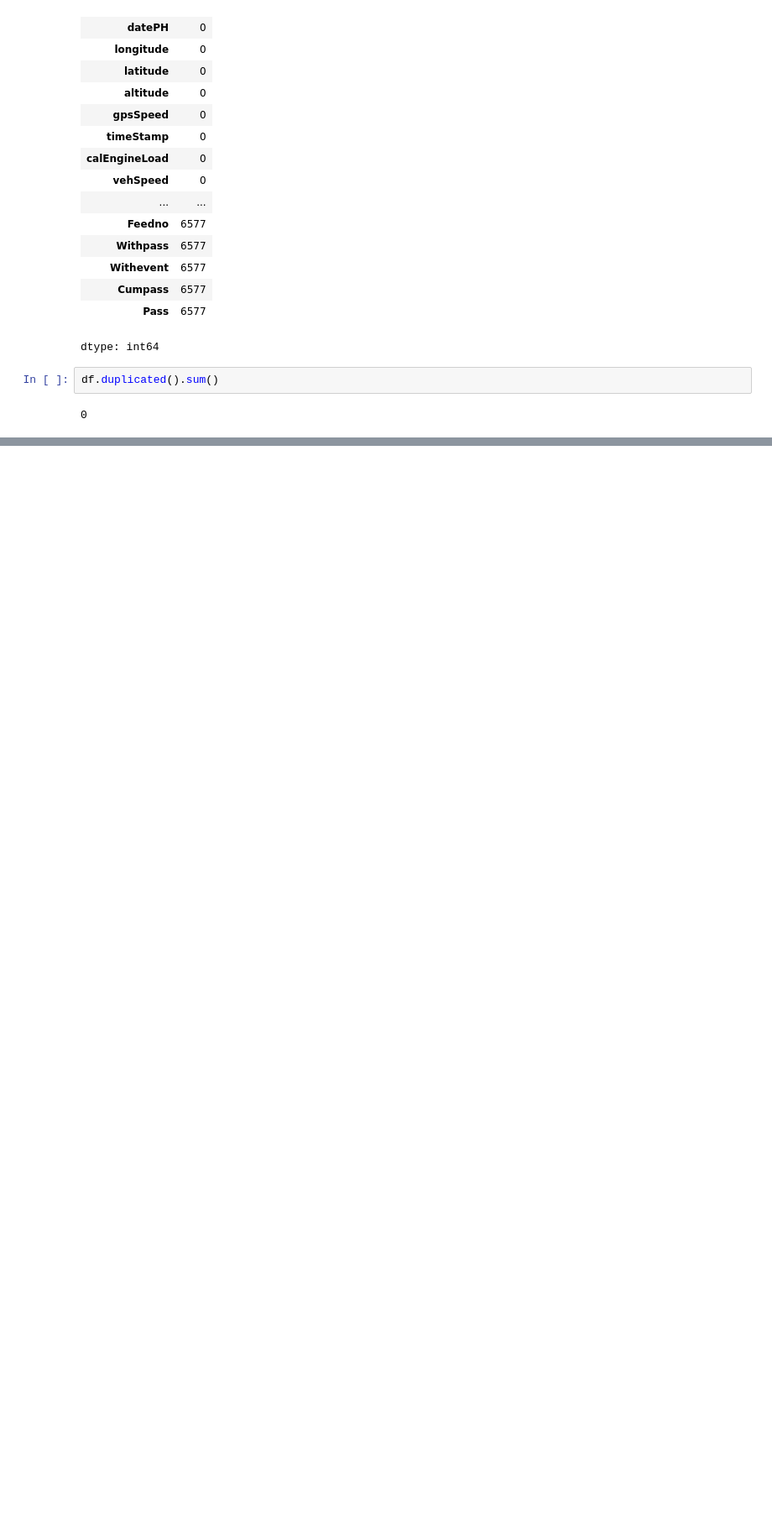
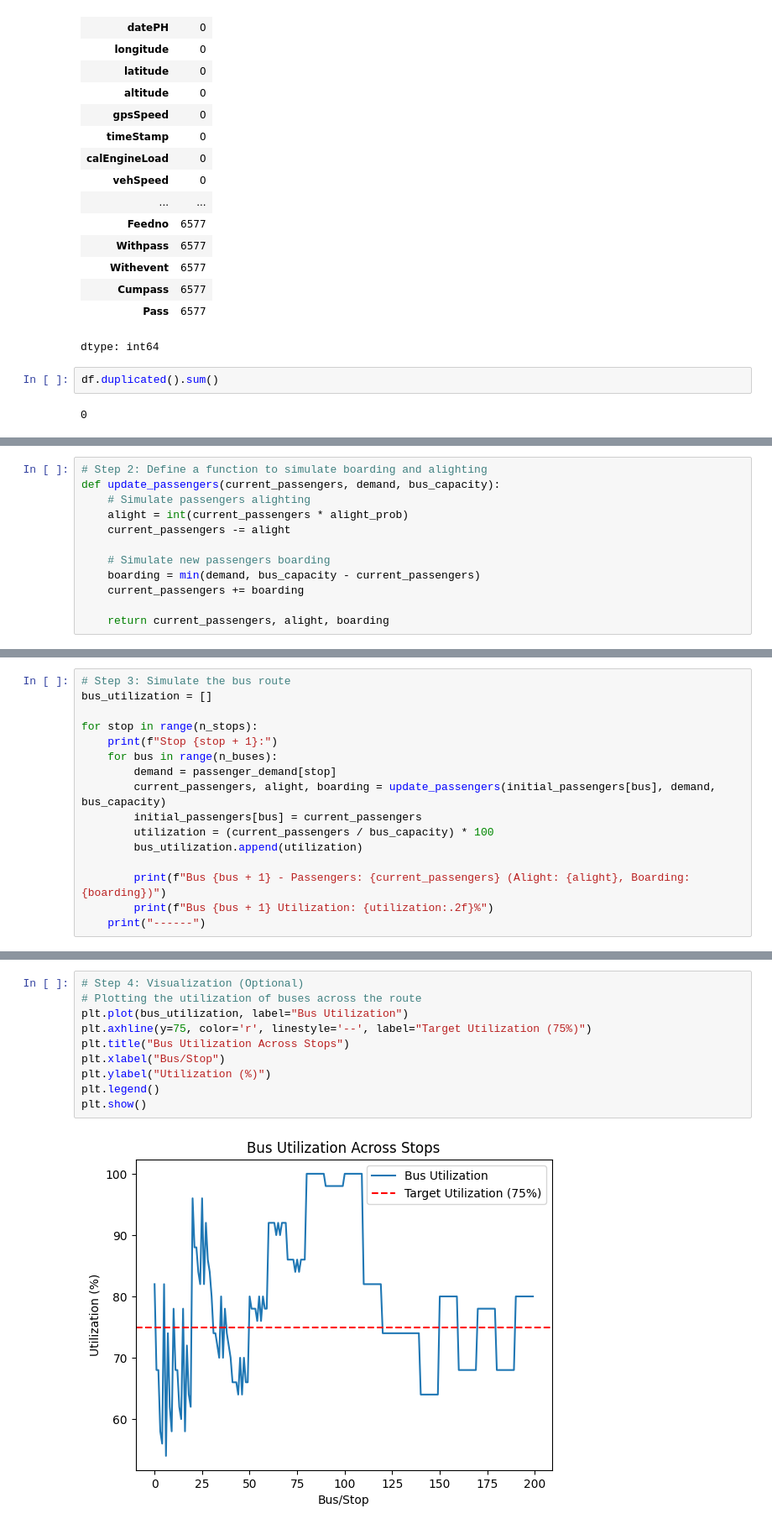
Before and after one commit to machiwao/pjdsc-optima-prime-sakayan-express, a Jupyter notebook: SakayanExpress_RouteSimulation.ipynb, the cells around one changed output, grey strips where cells are left out. Shown: that part at 84% size. Cells and saved outputs as stored; diff of their text form; blank space fills up the shorter version.

Commit message:
laid out steps for route simul

```diff
--- a/SakayanExpress_RouteSimulation.ipynb
+++ b/SakayanExpress_RouteSimulation.ipynb
@@ -127,0 +147,12 @@ df.duplicated().sum()
+# %%
+# Step 2: Define a function to simulate boarding and alighting
+def update_passengers(current_passengers, demand, bus_capacity):
+    # Simulate passengers alighting
+    alight = int(current_passengers * alight_prob)
+    current_passengers -= alight
+
+    # Simulate new passengers boarding
+    boarding = min(demand, bus_capacity - current_passengers)
+    current_passengers += boarding
+
+    return current_passengers, alight, boarding
@@ -127,0 +161,16 @@ df.duplicated().sum()
+# %%
+# Step 3: Simulate the bus route
+bus_utilization = []
+
+for stop in range(n_stops):
+    print(f"Stop {stop + 1}:")
+    for bus in range(n_buses):
+        demand = passenger_demand[stop]
+        current_passengers, alight, boarding = update_passengers(initial_passengers[bus], demand, bus_capacity)
+        initial_passengers[bus] = current_passengers
+        utilization = (current_passengers / bus_capacity) * 100
+        bus_utilization.append(utilization)
+
+        print(f"Bus {bus + 1} - Passengers: {current_passengers} (Alight: {alight}, Boarding: {boarding})")
+        print(f"Bus {bus + 1} Utilization: {utilization:.2f}%")
+    print("------")
@@ -127,0 +197,12 @@ df.duplicated().sum()
+# %%
+# Step 4: Visualization (Optional)
+# Plotting the utilization of buses across the route
+plt.plot(bus_utilization, label="Bus Utilization")
+plt.axhline(y=75, color='r', linestyle='--', label="Target Utilization (75%)")
+plt.title("Bus Utilization Across Stops")
+plt.xlabel("Bus/Stop")
+plt.ylabel("Utilization (%)")
+plt.legend()
+plt.show()
+# %% [output]
+[figure, added]
```
Also changed, not shown: parts of 7 cells of this notebook.
